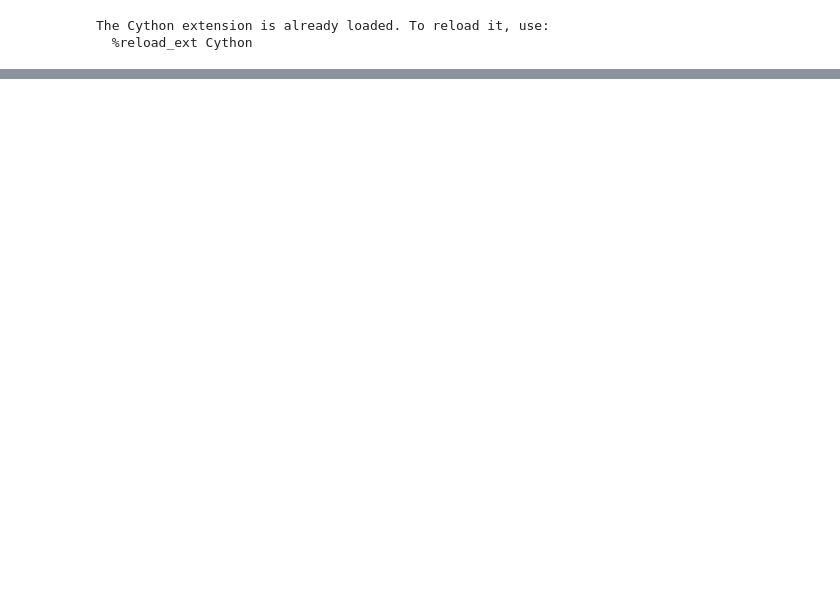
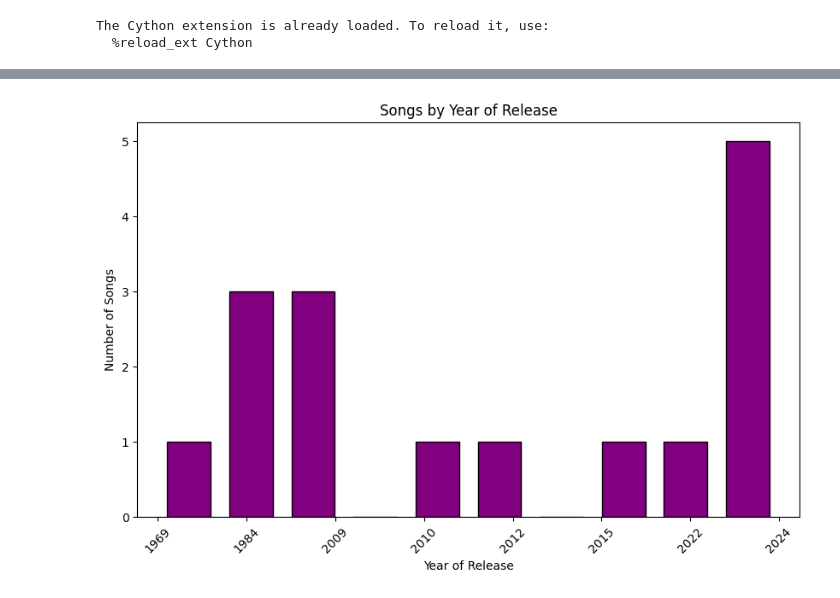
Before and after one commit to kmk9461/advanced_python, a Jupyter notebook: fetching_spotify_data_optimized_cython.ipynb, the cells around one changed output, grey strips where cells are left out. Cells and saved outputs as stored; diff of their text form; code cells hidden in the pictures; blank space fills up the shorter version.

Commit message:
update to cython, converted all pandas to np arrays

```diff
--- a/fetching_spotify_data_optimized_cython.ipynb
+++ b/fetching_spotify_data_optimized_cython.ipynb
@@ -12,6 +12,7 @@ import base64
 import os
 import pandas as pd
 import numpy as np
+cimport numpy as np
 import concurrent.futures
 import itertools
 import matplotlib.pyplot as plt
@@ -21,7 +22,7 @@ from bokeh.models import HoverTool, Div
 from bokeh.layouts import column
 from bokeh.io import curdoc
 import time
-cimport numpy as np
+# cimport numpy as np
 
 AUTH_URL = 'https://accounts.spotify.com/api/token'
 BASE_URL = 'https://api.spotify.com/v1/'
@@ -66,14 +67,11 @@ def getPlaylistsid(access_token):
         print(f"Invalid: {response.status_code}, {response.text}")
         return None
 
-#Creates a preliminary map of artist to genre, so we can link tracks>>artist>>genre.
-def genretoPlaylist(df_tracks, df_artists):
-    df_tmp_genre = pd.Series(df_artists.set_index('id')['genres'].to_dict())
-    df_tracks['genres'] = df_tracks['artist_id'].map(df_tmp_genre)
-    return df_tracks
-
 # Pulls all tracks from a list of playlists and returns a DataFrame with relevant track details.
 def getDfPlaylist(playlist_info, access_token):
+
+    cdef np.ndarray df_tracks
+
     headers = {"Authorization": f"Bearer {access_token}"}
 
     def fetch_playlist(playlist_id):
@@ -118,13 +116,13 @@ def getDfPlaylist(playlist_info, access_token):
             }
             tracks.append(track_info)
 
-    df_tracks = pd.DataFrame(tracks)
-
+    df_tracks = np.array([list(map(lambda x: x[key], tracks)) for key in tracks[0].keys()])
     return df_tracks
 
 #Pulls relevant artists details.
 def getDfArtist(artist_ids, access_token):
     cdef int MAX_IDS = 50
+    cdef np.ndarray df_artists
 
     artists_info = []
     headers = {"Authorization": f"Bearer {access_token}"}
@@ -146,20 +144,21 @@ def getDfArtist(artist_ids, access_token):
     for artist in artists_info:
         artist_info = {
             "followers": artist.get("followers", {}).get("total"),
-            "genres": artist.get("genres", []),
+            "genres": "_".join(artist.get("genres")),
             "id": artist.get("id"),
             "name": artist.get("name"),
             "popularity": artist.get("popularity"),
         }
         artists.append(artist_info)
 
-    df_artists = pd.DataFrame(artists)
+    df_artists = np.array([list(map(lambda x: x[key], artists)) for key in artists[0].keys()])
     return df_artists
 
 #Notes:above ^ dedupe artist prior reducing redundancy and unnecessary data processing.
 
 # Pulls comprehensive audio details for input tracks.
 def getDfAudioFeatures(track_ids, access_token):
+
     cdef int MAX_TRACKS = 100
     cdef np.ndarray[np.float64_t, ndim=2] df_features
 
@@ -206,8 +205,22 @@ def getDfAudioFeatures(track_ids, access_token):
     return df_features
 
 def plotTracks(df_tracks):
-    all_genres = ' '.join([genre for sublist in df_tracks['genres'].dropna() for genre in sublist])
 
+    #filter out poorly formatted dates
+    mylen = np.vectorize(len)
+    release_date = np.sort([np.datetime64(i, 'Y') for i in df_tracks[4][mylen(df_tracks[4])==10]]).astype(str)
+    plt.figure(figsize=(10, 6))
+    num, bins, _ = plt.hist(release_date, color='purple', edgecolor='black', rwidth=0.7, align='mid')
+    plt.xlabel('Year of Release')
+    plt.ylabel('Number of Songs')
+    plt.title('Songs by Year of Release')
+    plt.xticks(rotation=45)
+    plt.show()
+
+def plotArtists(df_artists):
+
+    #changed word cloud not to link to df_tracks, couldn't make it work..
+    all_genres = ' '.join([genre for sublist in [i.split('_') for i in df_artists[1]] if sublist!= [] for genre in sublist])
     wordcloud = WordCloud(width = 800, height = 800,
                           background_color ='white',
                           colormap='inferno',
@@ -220,20 +233,7 @@ def plotTracks(df_tracks):
 
     plt.show()
 
-    #filter out poorly formatted dates
-    df_tracks = df_tracks[df_tracks['release_date'].str.len()==10]
-    df_tracks['release_year'] = pd.to_datetime(df_tracks['release_date']).dt.year
-    tracks_by_year = df_tracks['release_year'].value_counts().sort_index()
-    plt.figure(figsize=(10, 6))
-    tracks_by_year.plot(kind='bar', color='purple', edgecolor='black')
-    plt.xlabel('Year of Release')
-    plt.ylabel('Number of Songs')
-    plt.title('Songs by Year of Release')
-    plt.xticks(rotation=45)
-    plt.show()
-
-def plotArtists(df_artists):
-    all_genres = [genre for sublist in df_artists['genres'] if isinstance(sublist, list) for genre in sublist]
+    all_genres = [genre for sublist in [i.split('_') for i in df_artists[1]] if isinstance(sublist, list) for genre in sublist]
     genre_counts = pd.Series(all_genres).value_counts().nlargest(10)  #Get the top 10 genres.
 
     data = {
@@ -262,9 +262,9 @@ def plotArtists(df_artists):
     show(p)
 
     bin_edges = np.arange(0, 105, 5)
-    counts, _ = np.histogram(df_artists['popularity'], bins=bin_edges)
-    percentages = (counts / df_artists['popularity'].count()) * 100
-    avg_popularity = df_artists['popularity'].mean()
+    counts, _ = np.histogram(df_artists[4].astype(int), bins=bin_edges)
+    percentages = (counts / len(df_artists[4])) * 100
+    avg_popularity = df_artists[4].astype(int).mean()
 
     fig, ax = plt.subplots(figsize=(10, 6))
     bars = ax.bar(range(len(bin_edges)-1), percentages, color='purple', edgecolor='black')
@@ -290,21 +290,23 @@ def plotArtists(df_artists):
     plt.show()
 
     all_genres = set()
-    for genres in df_artists['genres']:
+    for genres in [i.split('_') for i in df_artists[1]]:
         all_genres.update(genres)
     total_unique_genres = len(all_genres)
 
     # Prep data for the top 10 artists by genre count.
-    df_artists['genre_count'] = df_artists['genres'].apply(len)
-    top_artists = df_artists.nlargest(10, 'genre_count')
+    genre_count = np.array([len(j) for j in [i.split('_') for i in df_artists[1]]])
+    top_artists = df_artists[3][genre_count.argsort()[-10:][::-1]]
+    genre_counts = genre_count[genre_count.argsort()[-10:][::-1]]
+    top_genres = [i.split('_') for i in df_artists[1][genre_count.argsort()[-10:][::-1]]]
 
     source = ColumnDataSource(data=dict(
-        names=top_artists['name'],
-        counts=top_artists['genre_count'],
-        genres=['; '.join(genres) for genres in top_artists['genres']]
+        names=top_artists,
+        counts=genre_count,
+        genres=['; '.join(genres) for genres in top_genres]
     ))
 
-    p = figure(x_range=top_artists['name'], height=400, title="Top 10 Artists by Genre Diversity",
+    p = figure(x_range=top_artists, height=400, title="Top 10 Artists by Genre Diversity",
                toolbar_location=None, tools="")
     p.vbar(x='names', top='counts', width=0.9, source=source, legend_field="names",
            line_color='white', fill_color='purple')
@@ -370,15 +372,15 @@ def plotAudioFeatures(df_audio_features):
 def plotTopofPlaylist(df_tracks, artists_df):
     fig, axs = plt.subplots(1, 2, figsize=(20, 6))
 
-    top_5_songs = df_tracks.sort_values(ascending=False, by='popularity')[:5]
-    axs[0].bar(top_5_songs['title'], top_5_songs['popularity'], color='purple', width=0.5)
+    top_5_songs = df_tracks[2].astype(int).argsort()[-5:][::-1]
+    axs[0].bar(df_tracks[1][top_5_songs], df_tracks[2][top_5_songs].astype(int), color='purple', width=0.5)
     axs[0].set_title('Top 5 Most Popular Songs in Playlist')
     axs[0].set_xlabel('Song Title')
     axs[0].set_ylabel('Popularity')
     axs[0].tick_params(axis='x', rotation=90)
 
-    top_5_artists = artists_df.sort_values(ascending=False, by='popularity')[:5]
-    axs[1].bar(top_5_artists['name'], top_5_artists['popularity'], color='purple', width=0.4)
+    top_5_artists = artists_df[4].astype(int).argsort()[-5:][::-1]
+    axs[1].bar(artists_df[3][top_5_artists], artists_df[4][top_5_artists].astype(int), color='purple', width=0.4)
     axs[1].set_title('Top 5 Spotify Artists in Playlist')
     axs[1].set_xlabel('Artist')
     axs[1].set_ylabel('Popularity')
@@ -391,19 +393,18 @@ def playlist_analyzer():
     playlist_info = getPlaylistsid(access_token)
     df_tracks = getDfPlaylist(playlist_info, access_token)
 
-    unique_artist_ids = df_tracks["artist_id"].drop_duplicates().tolist()
+    unique_artist_ids = np.unique(df_tracks[7])
     df_artists = getDfArtist(unique_artist_ids, access_token)
-    df_tracks_updated = genretoPlaylist(df_tracks, df_artists)
 
-    unique_track_ids = df_tracks["id"].tolist()
+    unique_track_ids = np.unique(df_tracks[0])
     df_audio_features = getDfAudioFeatures(unique_track_ids, access_token)
-
-    plotTracks(df_tracks_updated)
+    plotTracks(df_tracks)
     plotArtists(df_artists)
     plotAudioFeatures(df_audio_features)
-    plotTopofPlaylist(df_tracks_updated, df_artists)
+    plotTopofPlaylist(df_tracks, df_artists)
 
 # t = time.process_time()
 # playlist_analyzer()
 # elapsed_time = time.process_time() - t
 # print('Time elapsed:', elapsed_time,'s')
+# %% [output]
@@ -409,0 +423 @@ def playlist_analyzer():
+[figure, added]
```
Also changed, not shown: parts of 2 cells of this notebook.
